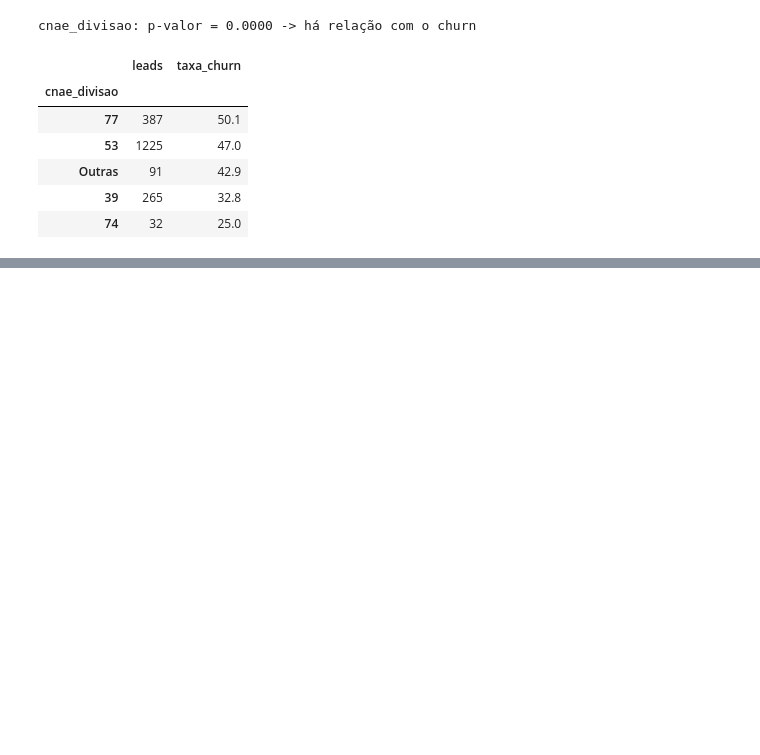
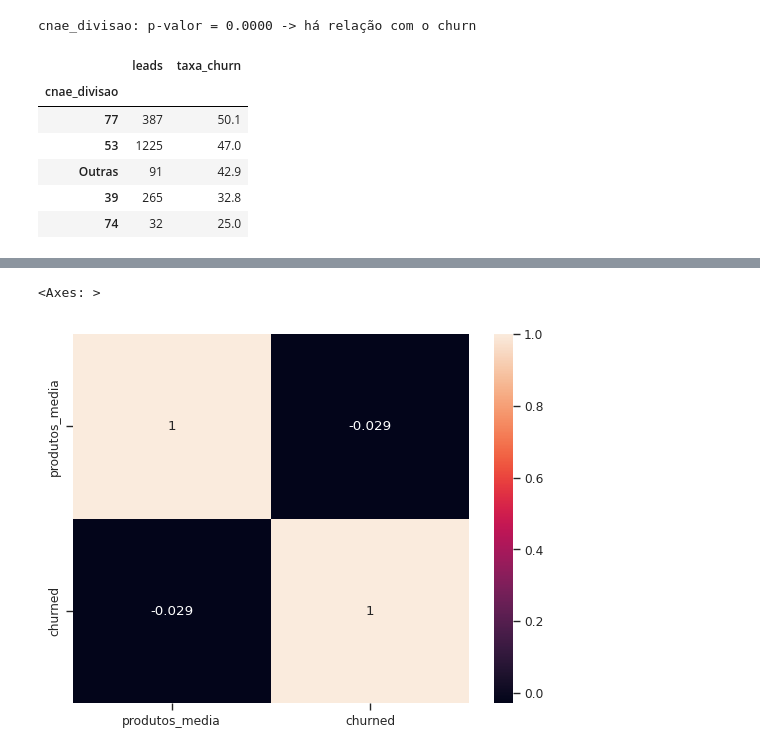
Before and after one commit to lgns-cin/CIN0144, a Jupyter notebook: EDA/com_pedidos.ipynb, the cells around one changed output, grey strips where cells are left out. Cells and saved outputs as stored; diff of their text form; code cells hidden in the pictures; blank space fills up the shorter version.

```diff
--- a/EDA/com_pedidos.ipynb
+++ b/EDA/com_pedidos.ipynb
@@ -866,0 +908,5 @@ cnae_divisao: p-valor = 0.0000 -> há relação com o churn
+# %%
+seaborn.heatmap(medias_produto_por_cliente.corr(), annot=True)
+# %% [output]
+<Axes: >
+[figure, added]
```
Also changed, not shown: parts of 8 cells of this notebook.
